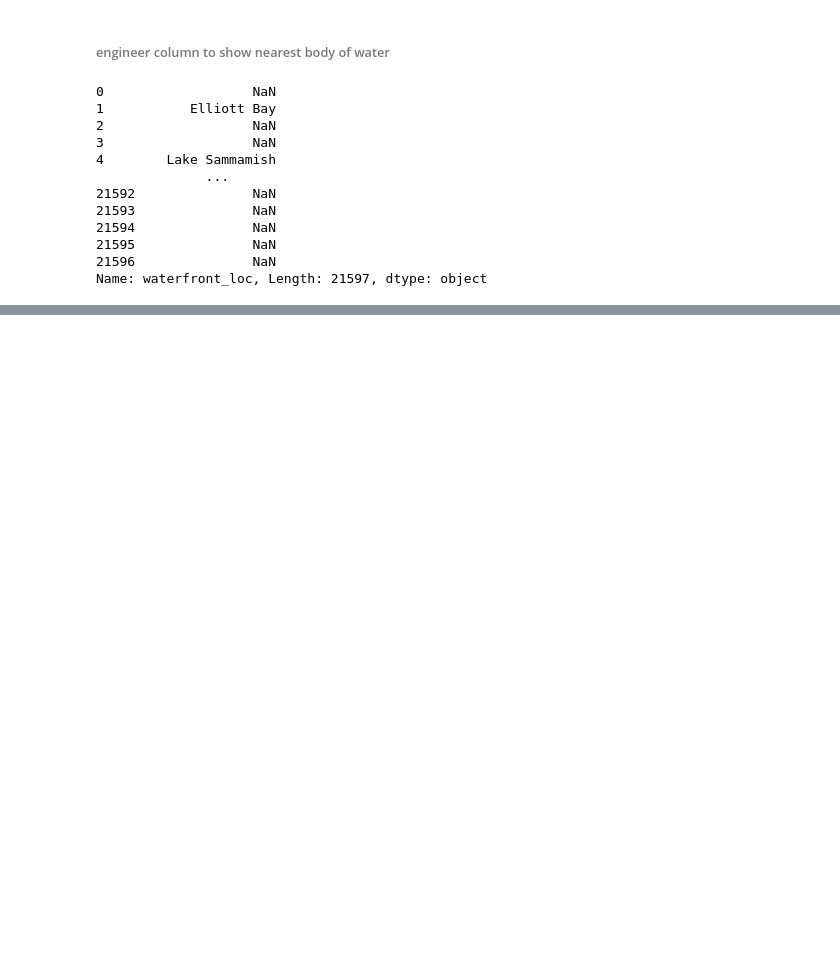
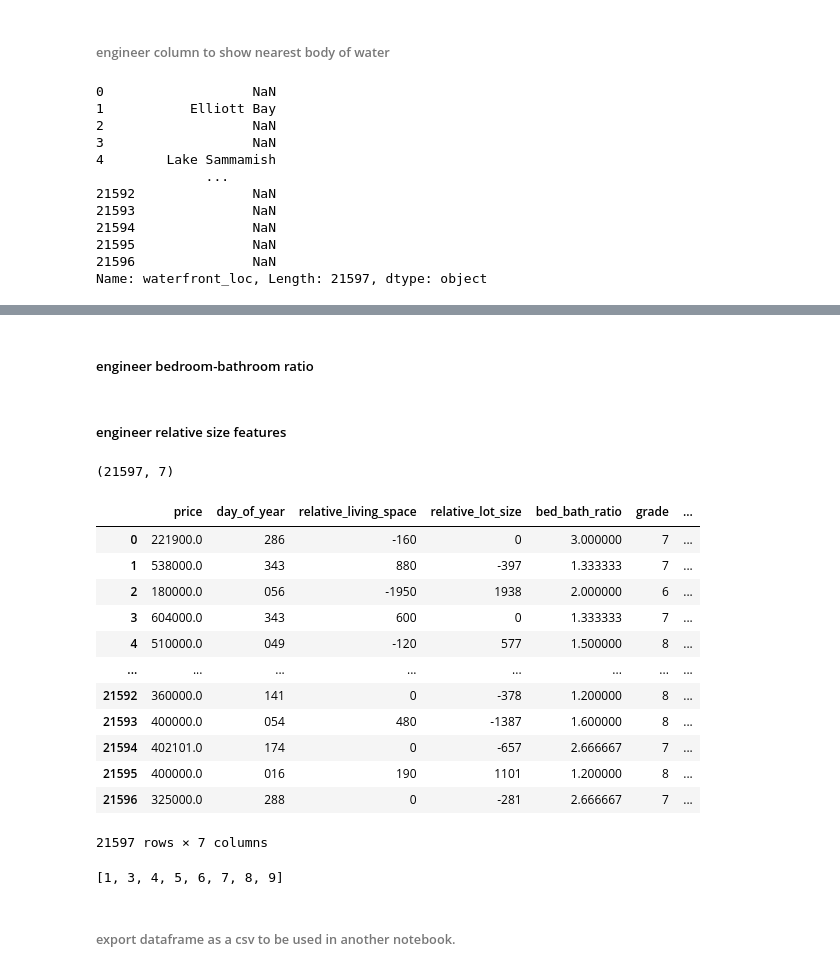
Before and after one commit to Zeth-Abney/Flatiron-school, a Jupyter notebook: phase-2/PROJECT/EDA-one.ipynb, the cells around one changed output, grey strips where cells are left out. Cells and saved outputs as stored; diff of their text form; code cells hidden in the pictures; blank space fills up the shorter version.

```diff
--- a/phase-2/PROJECT/EDA-one.ipynb
+++ b/phase-2/PROJECT/EDA-one.ipynb
@@ -145,0 +99,9 @@ memory usage: 3.6+ MB
+# %%
+day_list = []
+for date in df.date:
+    dt_list = date.split("/")
+    dtime = dt.datetime(int(dt_list[2]),int(dt_list[0]),int(dt_list[1]))
+    day_year = dtime.strftime('%j')
+    print(day_year)
+    day_list.append(day_year)
+df['day_of_year'] = day_list
@@ -145,0 +126,52 @@ memory usage: 3.6+ MB
+# %% [markdown]
+##### engineer bedroom-bathroom ratio
+# %%
+bbratios = []
+bedbath = df[['bedrooms','bathrooms']]
+
+for index,row in bedbath.iterrows():
+#     print(row)
+    ratio = row.bedrooms/row.bathrooms
+    bbratios.append(ratio)
+
+df['bed_bath_ratio'] = bbratios
+# %% [markdown]
+##### engineer relative size features
+# %%
+sizes = df[['sqft_living','sqft_lot','sqft_living15','sqft_lot15']]
+rel_live_space = []
+rel_lot_size = []
+
+for index,row in sizes.iterrows():
+    live_dif = row.sqft_living - row.sqft_living15
+    rel_live_space.append(live_dif)
+    lot_dif = row.sqft_lot - row.sqft_lot15
+    rel_lot_size.append(lot_dif)
+
+df['relative_living_space'] = rel_live_space
+df['relative_lot_size'] = rel_lot_size
+# %%
+xydf = df[['price','day_of_year','relative_living_space','relative_lot_size','bed_bath_ratio','grade','waterfront_loc']]
+print(xydf.shape)
+xydf
+# %% [output]
+(21597, 7)
+|  | price | day_of_year | relative_living_space | relative_lot_size | bed_bath_ratio | grade | ... |
+| 0 | 221900.0 | 286 | -160 | 0 | 3.000000 | 7 | ... |
+| 1 | 538000.0 | 343 | 880 | -397 | 1.333333 | 7 | ... |
+| 2 | 180000.0 | 056 | -1950 | 1938 | 2.000000 | 6 | ... |
+| 3 | 604000.0 | 343 | 600 | 0 | 1.333333 | 7 | ... |
+| 4 | 510000.0 | 049 | -120 | 577 | 1.500000 | 8 | ... |
+| ... | ... | ... | ... | ... | ... | ... | ... |
+| 21592 | 360000.0 | 141 | 0 | -378 | 1.200000 | 8 | ... |
+| 21593 | 400000.0 | 054 | 480 | -1387 | 1.600000 | 8 | ... |
+| 21594 | 402101.0 | 174 | 0 | -657 | 2.666667 | 7 | ... |
+| 21595 | 400000.0 | 016 | 190 | 1101 | 1.200000 | 8 | ... |
+| 21596 | 325000.0 | 288 | 0 | -281 | 2.666667 | 7 | ... |
+21597 rows × 7 columns
+# %%
+sorted(xydf.grade.unique())
+# %% [output]
+[1, 3, 4, 5, 6, 7, 8, 9]
+# %% [markdown]
+###### export dataframe as a csv to be used in another notebook.
```
Also changed, not shown: parts of 11 cells of this notebook, 3 other files.
